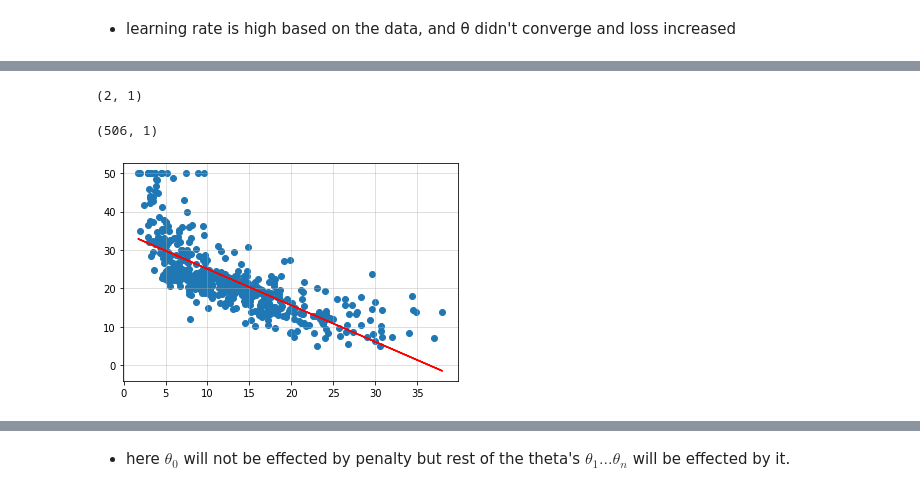
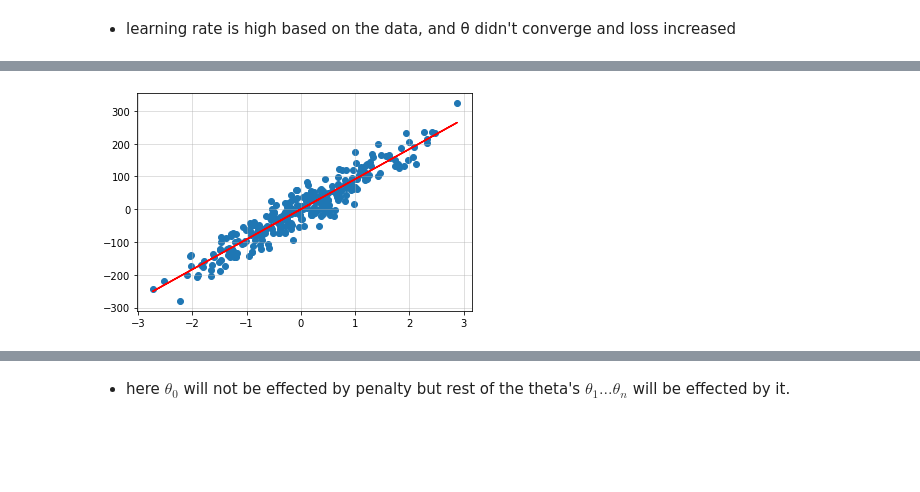
Before and after one commit to NishantBaheti/MachineLearningExploration, a Jupyter notebook: LinearRegression/Explore.ipynb, the cells around one changed output, grey strips where cells are left out. Cells and saved outputs as stored; diff of their text form; code cells hidden in the pictures; blank space fills up the shorter version.

```diff
--- a/LinearRegression/Explore.ipynb
+++ b/LinearRegression/Explore.ipynb
@@ -509,0 +438,12 @@ plt.show()
+# %%
+X = X1
+y = y1.reshape(-1,1)
+iterations = 300
+learning_rate = 0.01
+
+theta, theta_history, cost_history = linear_regression_sgd(
+    X, y, verbose=True, theta_precision = 0.001, alpha = learning_rate ,iterations = iterations)
+
+y_pred = predict(theta,X)
+anim = regression_2Danimation(X,cost_history,theta_history)
+display.HTML(anim.to_html5_video())
@@ -525,27 +469,22 @@ $\theta = (X^T * X)^{-1} . X^T . y$
-# %%
-X_i = df['LSTAT'].values
-y = df.target.values.reshape(-1,1)
-
-linear_reg_model4 = LinearRegression()
-linear_reg_model4.train(X=X_i, y=y, method="NORMAL")
-
-y_pred = linear_reg_model4.predict(X=X_i)
-theta = linear_reg_model4.theta
-# %%
-theta.shape
-# %% [output]
-(2, 1)
-# %%
-y_pred.shape
-# %% [output]
-(506, 1)
+# %%
+def linear_regression_normaleq(X, y):
+    X = add_axis_for_bias(X)
+    theta = np.linalg.inv(X.T @ X) @ X.T @ y
+    return theta
+# %%
+X = X1
+y = y1.reshape(-1,1)
+
+theta = linear_regression_normaleq(X,y)
+
+y_pred = predict(theta,X)
 # %%
 fig,ax = plt.subplots(1,1)
-ax.scatter(X_i,y)
-ax.plot(X_i,y_pred,c='r')
+ax.scatter(X,y)
+ax.plot(X,y_pred,c='r')
 ax.grid(alpha=0.5)
 plt.show()
 # %% [output]
-[figure, old version]
+[figure, new version]
 # %% [markdown]
 # Ridge(L2 Regularization) Regression
```
Also changed, not shown: parts of 122 cells of this notebook.
